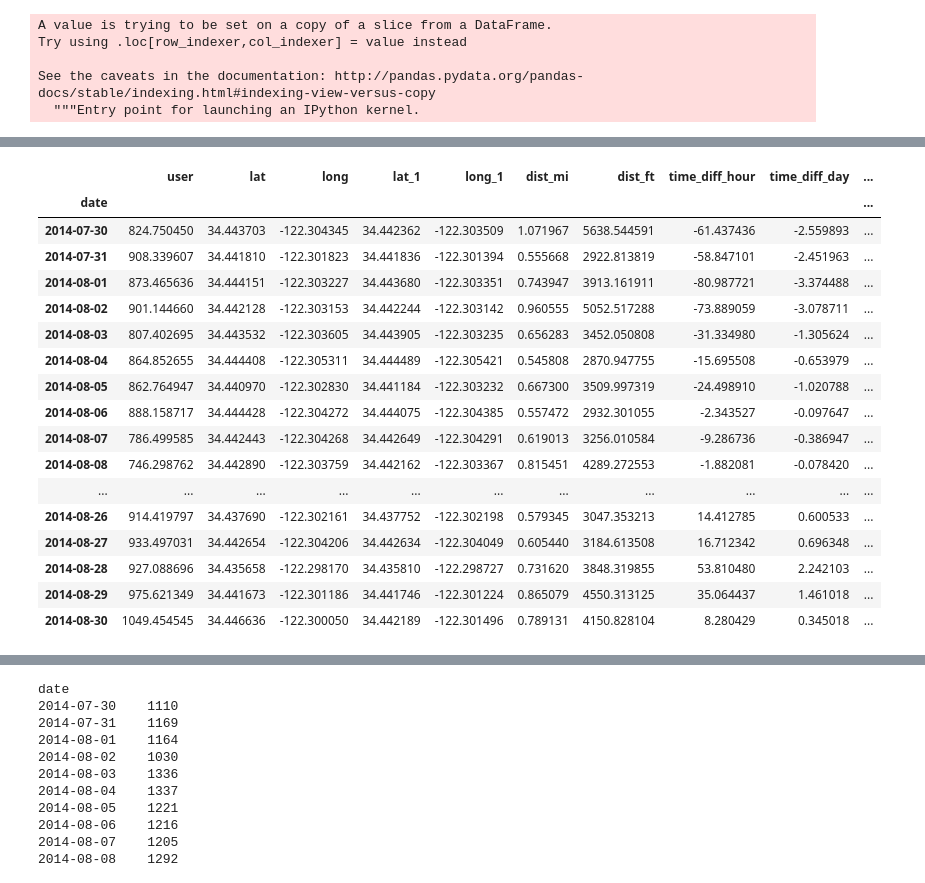
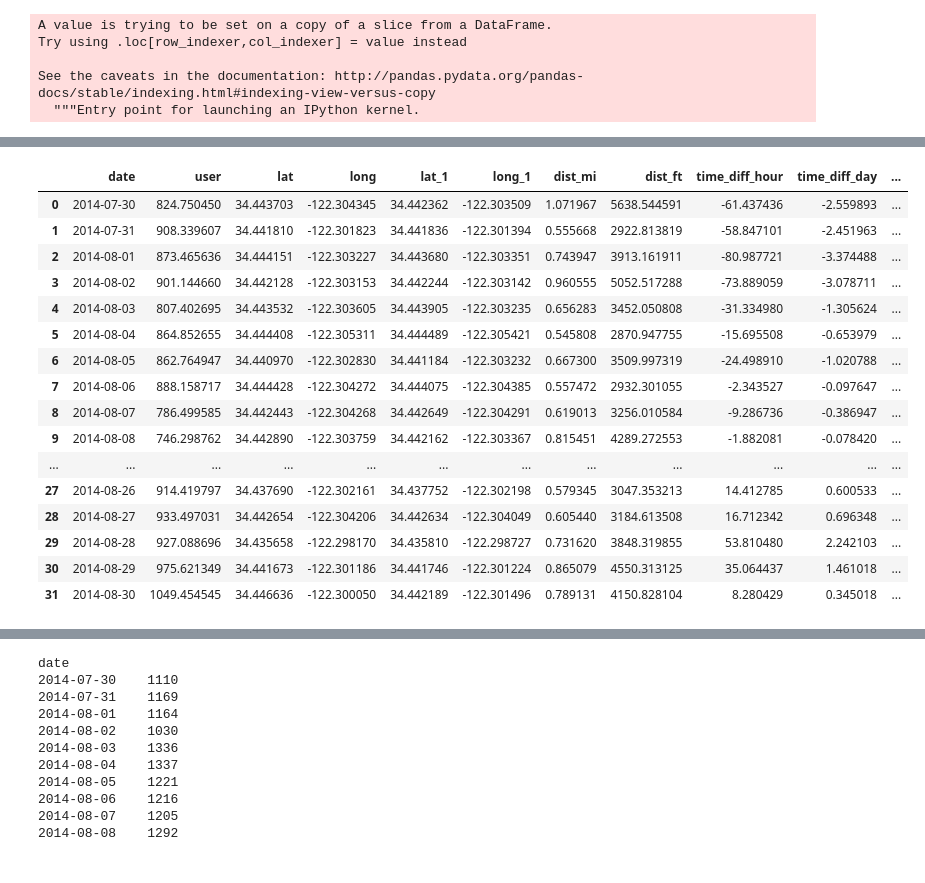
Before and after one commit to Matt-Carney/Natural_Disaster, a Jupyter notebook: Natural_Disaster.ipynb, the cells around one changed output, grey strips where cells are left out. Cells and saved outputs as stored; diff of their text form; code cells hidden in the pictures.

```diff
--- a/Natural_Disaster.ipynb
+++ b/Natural_Disaster.ipynb
@@ -129,0 +119,3 @@ Timestamp('2014-07-30 03:01:16')
+# %%
+napa['dist_cent'] = napa.apply(lambda row: vincenty((row['lat'], row['long']), \
+                                                    (napa['lat'].mean(), napa['long'].mean())), axis=1)
@@ -149,7 +129,6 @@ Name: 2579283, dtype: object
 # %%
 napa['date'] = napa['time'].dt.date
-napa
-#pd.to_datetime(napa['time'],format = '%m/%d/%Y')
+napa['date'] = pd.to_datetime(napa['date'])
 # %% [output]
 A value is trying to be set on a copy of a slice from a DataFrame.
 Try using .loc[row_indexer,col_indexer] = value instead
@@ -176,0 +142,3 @@ See the caveats in the documentation: http://pandas.pydata.org/pandas-docs/stabl
+# %%
+#napa['disaster_day'] = napa.where(napa['date'] == '2014-08-24')
+napa['disaster_day'] = napa['date'].map(lambda x: 1 if x== '2014-08-24' else 0)
@@ -176,0 +150,3 @@ See the caveats in the documentation: http://pandas.pydata.org/pandas-docs/stabl
+# %%
+napa['disaster_day'] = (napa['date'] == '2014-08-24')
+#sol['Completed'] = (sol['Installed Status'] == 'Installed').astype(int)
@@ -177,22 +231,21 @@ See the caveats in the documentation: http://pandas.pydata.org/pandas-docs/stabl
 # %%
-napa_group = napa.groupby(by = 'date').mean()
+napa_group = napa.groupby(by = 'date').mean().reset_index()
 napa_group
 # %% [output]
-|  | user | lat | long | lat_1 | long_1 | dist_mi | dist_ft | time_diff_hour | time_diff_day | ... |
-| date |  |  |  |  |  |  |  |  |  | ... |
-| 2014-07-30 | 824.750450 | 34.443703 | -122.304345 | 34.442362 | -122.303509 | 1.071967 | 5638.544591 | -61.437436 | -2.559893 | ... |
-| 2014-07-31 | 908.339607 | 34.441810 | -122.301823 | 34.441836 | -122.301394 | 0.555668 | 2922.813819 | -58.847101 | -2.451963 | ... |
-| 2014-08-01 | 873.465636 | 34.444151 | -122.303227 | 34.443680 | -122.303351 | 0.743947 | 3913.161911 | -80.987721 | -3.374488 | ... |
-| 2014-08-02 | 901.144660 | 34.442128 | -122.303153 | 34.442244 | -122.303142 | 0.960555 | 5052.517288 | -73.889059 | -3.078711 | ... |
-| 2014-08-03 | 807.402695 | 34.443532 | -122.303605 | 34.443905 | -122.303235 | 0.656283 | 3452.050808 | -31.334980 | -1.305624 | ... |
-| 2014-08-04 | 864.852655 | 34.444408 | -122.305311 | 34.444489 | -122.305421 | 0.545808 | 2870.947755 | -15.695508 | -0.653979 | ... |
-| 2014-08-05 | 862.764947 | 34.440970 | -122.302830 | 34.441184 | -122.303232 | 0.667300 | 3509.997319 | -24.498910 | -1.020788 | ... |
-| 2014-08-06 | 888.158717 | 34.444428 | -122.304272 | 34.444075 | -122.304385 | 0.557472 | 2932.301055 | -2.343527 | -0.097647 | ... |
-| 2014-08-07 | 786.499585 | 34.442443 | -122.304268 | 34.442649 | -122.304291 | 0.619013 | 3256.010584 | -9.286736 | -0.386947 | ... |
-| 2014-08-08 | 746.298762 | 34.442890 | -122.303759 | 34.442162 | -122.303367 | 0.815451 | 4289.272553 | -1.882081 | -0.078420 | ... |
-| ... | ... | ... | ... | ... | ... | ... | ... | ... | ... | ... |
-| 2014-08-26 | 914.419797 | 34.437690 | -122.302161 | 34.437752 | -122.302198 | 0.579345 | 3047.353213 | 14.412785 | 0.600533 | ... |
-| 2014-08-27 | 933.497031 | 34.442654 | -122.304206 | 34.442634 | -122.304049 | 0.605440 | 3184.613508 | 16.712342 | 0.696348 | ... |
-| 2014-08-28 | 927.088696 | 34.435658 | -122.298170 | 34.435810 | -122.298727 | 0.731620 | 3848.319855 | 53.810480 | 2.242103 | ... |
-| 2014-08-29 | 975.621349 | 34.441673 | -122.301186 | 34.441746 | -122.301224 | 0.865079 | 4550.313125 | 35.064437 | 1.461018 | ... |
-| 2014-08-30 | 1049.454545 | 34.446636 | -122.300050 | 34.442189 | -122.301496 | 0.789131 | 4150.828104 | 8.280429 | 0.345018 | ... |
+|  | date | user | lat | long | lat_1 | long_1 | dist_mi | dist_ft | time_diff_hour | time_diff_day | ... |
+| 0 | 2014-07-30 | 824.750450 | 34.443703 | -122.304345 | 34.442362 | -122.303509 | 1.071967 | 5638.544591 | -61.437436 | -2.559893 | ... |
+| 1 | 2014-07-31 | 908.339607 | 34.441810 | -122.301823 | 34.441836 | -122.301394 | 0.555668 | 2922.813819 | -58.847101 | -2.451963 | ... |
+| 2 | 2014-08-01 | 873.465636 | 34.444151 | -122.303227 | 34.443680 | -122.303351 | 0.743947 | 3913.161911 | -80.987721 | -3.374488 | ... |
+| 3 | 2014-08-02 | 901.144660 | 34.442128 | -122.303153 | 34.442244 | -122.303142 | 0.960555 | 5052.517288 | -73.889059 | -3.078711 | ... |
+| 4 | 2014-08-03 | 807.402695 | 34.443532 | -122.303605 | 34.443905 | -122.303235 | 0.656283 | 3452.050808 | -31.334980 | -1.305624 | ... |
+| 5 | 2014-08-04 | 864.852655 | 34.444408 | -122.305311 | 34.444489 | -122.305421 | 0.545808 | 2870.947755 | -15.695508 | -0.653979 | ... |
+| 6 | 2014-08-05 | 862.764947 | 34.440970 | -122.302830 | 34.441184 | -122.303232 | 0.667300 | 3509.997319 | -24.498910 | -1.020788 | ... |
+| 7 | 2014-08-06 | 888.158717 | 34.444428 | -122.304272 | 34.444075 | -122.304385 | 0.557472 | 2932.301055 | -2.343527 | -0.097647 | ... |
+| 8 | 2014-08-07 | 786.499585 | 34.442443 | -122.304268 | 34.442649 | -122.304291 | 0.619013 | 3256.010584 | -9.286736 | -0.386947 | ... |
+| 9 | 2014-08-08 | 746.298762 | 34.442890 | -122.303759 | 34.442162 | -122.303367 | 0.815451 | 4289.272553 | -1.882081 | -0.078420 | ... |
+| ... | ... | ... | ... | ... | ... | ... | ... | ... | ... | ... | ... |
+| 27 | 2014-08-26 | 914.419797 | 34.437690 | -122.302161 | 34.437752 | -122.302198 | 0.579345 | 3047.353213 | 14.412785 | 0.600533 | ... |
+| 28 | 2014-08-27 | 933.497031 | 34.442654 | -122.304206 | 34.442634 | -122.304049 | 0.605440 | 3184.613508 | 16.712342 | 0.696348 | ... |
+| 29 | 2014-08-28 | 927.088696 | 34.435658 | -122.298170 | 34.435810 | -122.298727 | 0.731620 | 3848.319855 | 53.810480 | 2.242103 | ... |
+| 30 | 2014-08-29 | 975.621349 | 34.441673 | -122.301186 | 34.441746 | -122.301224 | 0.865079 | 4550.313125 | 35.064437 | 1.461018 | ... |
+| 31 | 2014-08-30 | 1049.454545 | 34.446636 | -122.300050 | 34.442189 | -122.301496 | 0.789131 | 4150.828104 | 8.280429 | 0.345018 | ... |
```
Also changed, not shown: parts of 25 cells of this notebook.
